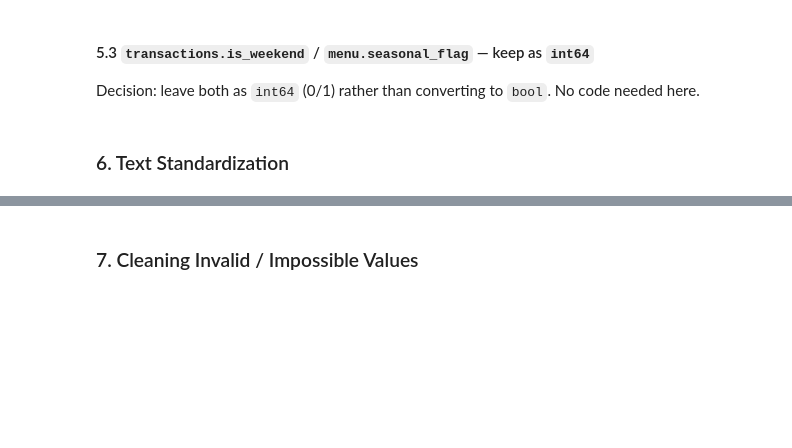
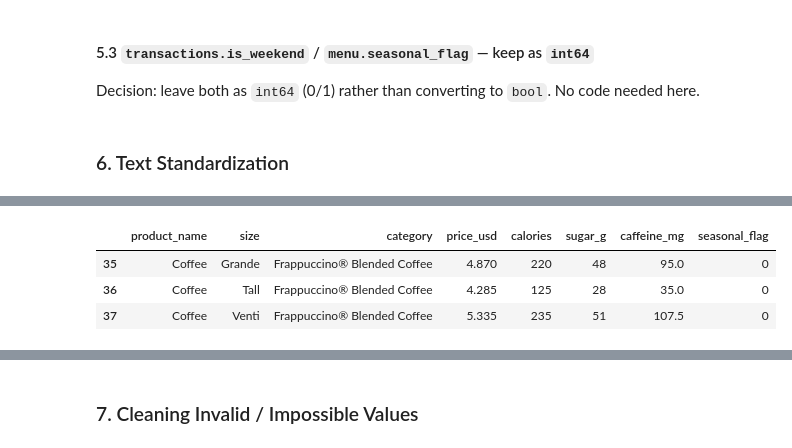
Before and after one commit to Sherry438/Starbucks-Menu-Portfolio-Strategy, a Jupyter notebook: notebooks/03_data_cleaning.ipynb, the cells around one changed output, grey strips where cells are left out. Saved outputs shown, nothing was run; the diff lists cells and outputs as text; code cells hidden in the pictures; blank space fills up the shorter version.

```diff
--- a/notebooks/03_data_cleaning.ipynb
+++ b/notebooks/03_data_cleaning.ipynb
@@ -370,0 +473,7 @@ Decision: leave both as `int64` (0/1) rather than converting to `bool`. No code
+# %%
+menu[menu['product_name'] == 'Coffee']
+# %% [output]
+|  | product_name | size | category | price_usd | calories | sugar_g | caffeine_mg | seasonal_flag |
+| 35 | Coffee | Grande | Frappuccino® Blended Coffee | 4.870 | 220 | 48 | 95.0 | 0 |
+| 36 | Coffee | Tall | Frappuccino® Blended Coffee | 4.285 | 125 | 28 | 35.0 | 0 |
+| 37 | Coffee | Venti | Frappuccino® Blended Coffee | 5.335 | 235 | 51 | 107.5 | 0 |
```
Also changed, not shown: parts of 22 cells of this notebook.
